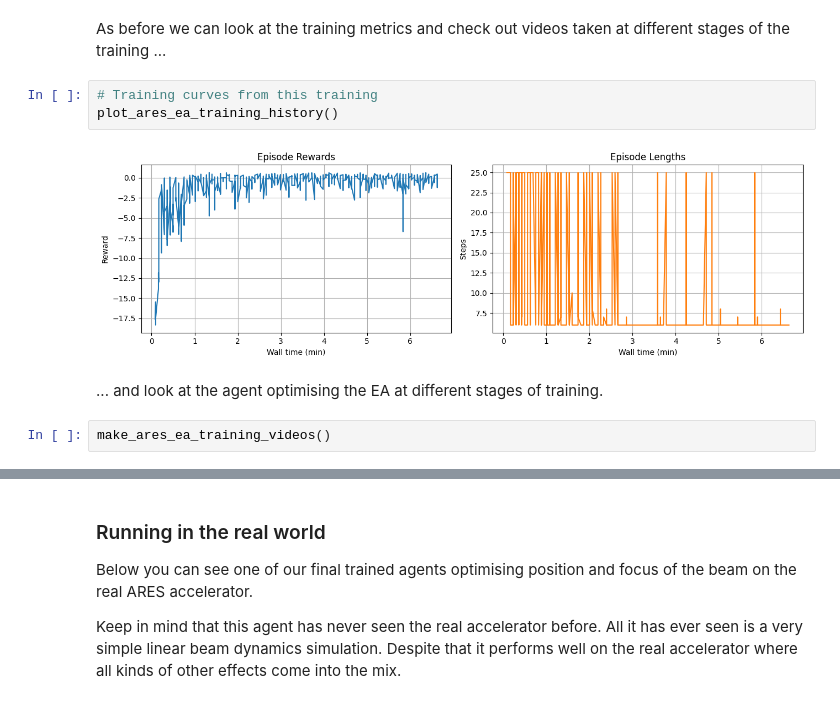
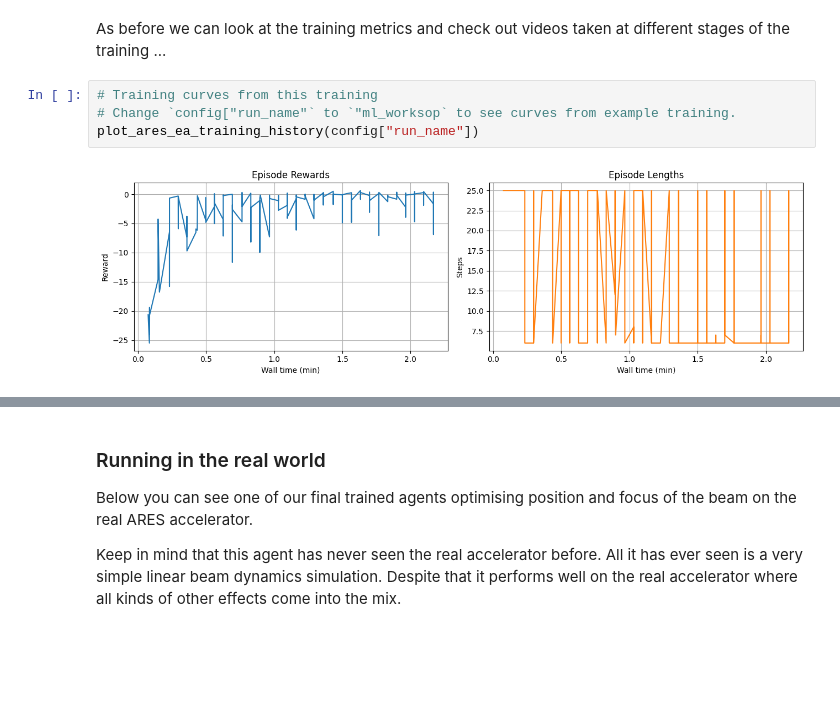
Before and after one commit to desy-ml/mle-school-2022-use-case-desy-ii, a Jupyter notebook: ares_ea.ipynb, the cells around one changed output, grey strips where cells are left out. Drawn from its saved outputs; the diff is of its cells as text; blank space fills up the shorter version.

```diff
--- a/ares_ea.ipynb
+++ b/ares_ea.ipynb
@@ -88,10 +141,7 @@ config = {
 As before we can look at the training metrics and check out videos taken at different stages of the training ...
 # %%
 # Training curves from this training
-plot_ares_ea_training_history()
+# Change `config["run_name"` to `"ml_worksop` to see curves from example training.
+plot_ares_ea_training_history(config["run_name"])
 # %% [output]
-[figure, old version]
+[figure, new version]
-# %% [markdown]
-... and look at the agent optimising the EA at different stages of training.
-# %%
-make_ares_ea_training_videos()
```
Also changed, not shown: parts of 9 cells of this notebook, 6 other files.
